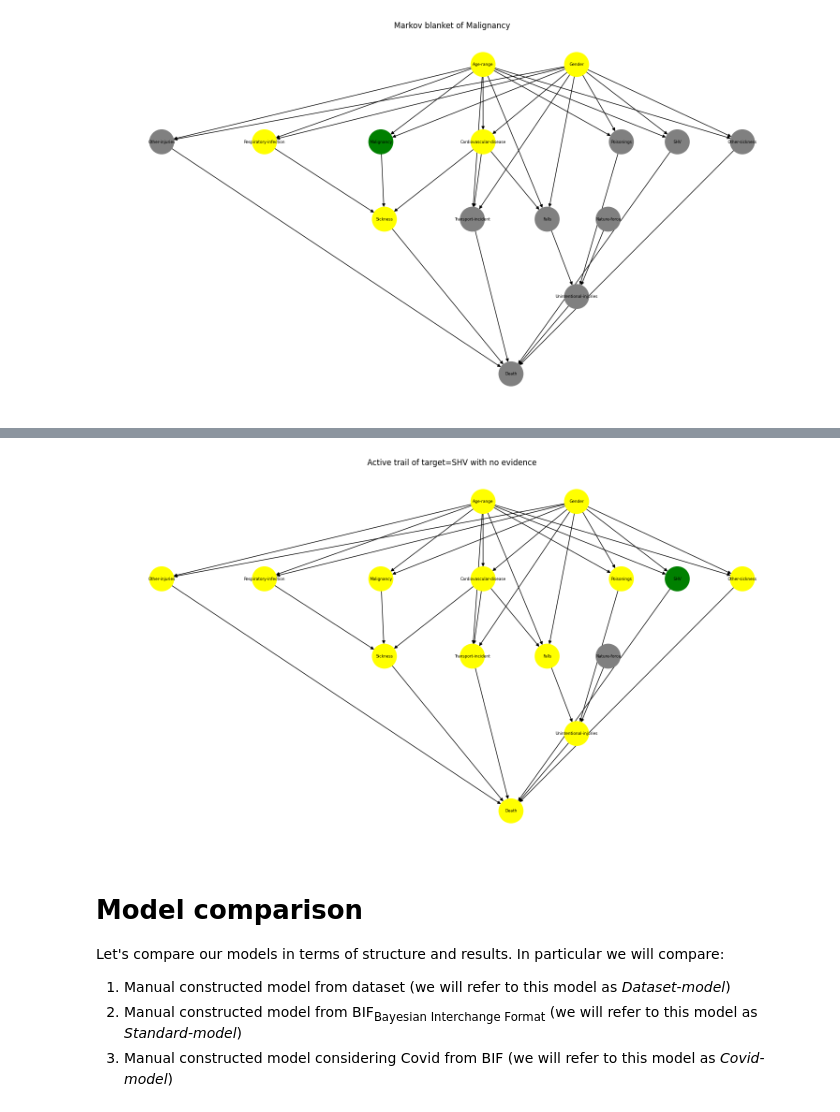
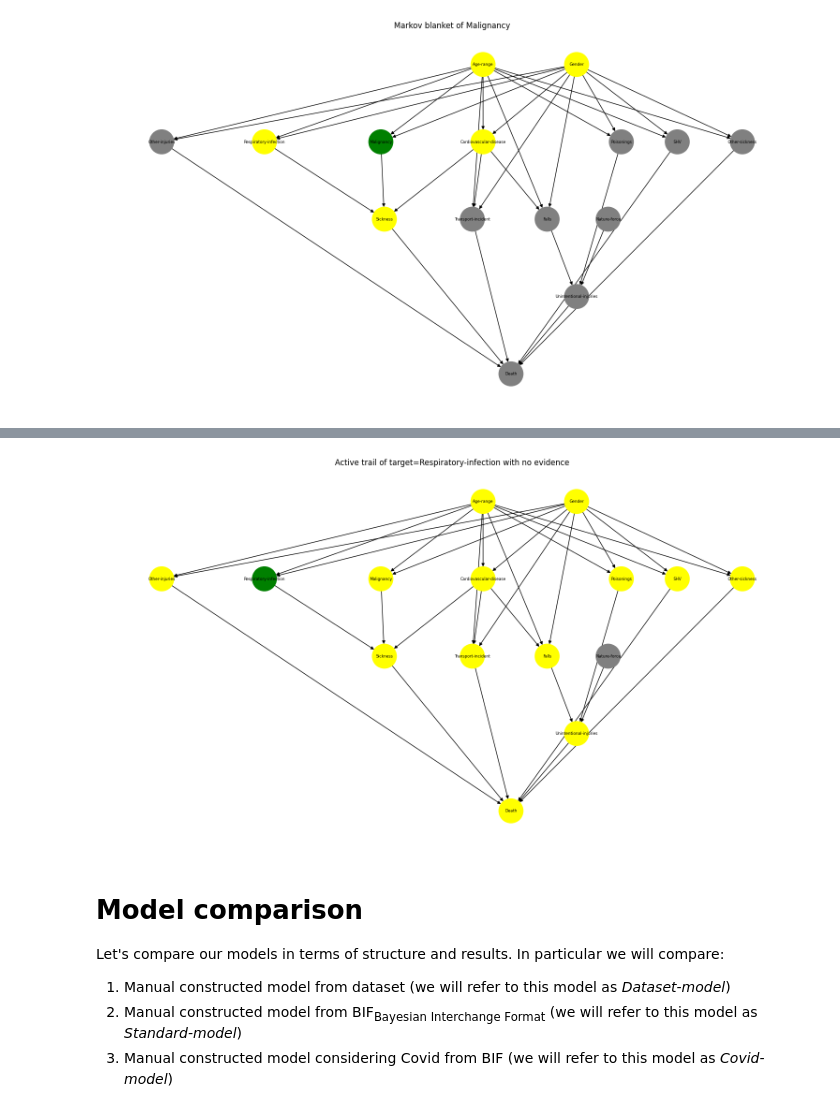
Before and after one commit to AndreaZecca/ByeBayes, a Jupyter notebook: project.ipynb, the cells around one changed output, grey strips where cells are left out. Drawn from its saved outputs; the diff is of its cells as text; code cells hidden in the pictures.

```diff
--- a/project.ipynb
+++ b/project.ipynb
@@ -555,10 +555,10 @@ active_trail_graph("Cardiovascular-disease", ["Age-range", "Gender"], mc_model)
 # %%
 def dependency_graph(node, model):
     active_trail_graph(node, [], model)
 
-dependency_graph("SHV", mc_model)
+dependency_graph("Respiratory-infection", mc_model)
 # %% [output]
-[figure, old version]
+[figure, new version]
 # %% [markdown]
 # Model comparison
 Let's compare our models in terms of structure and results. In particular we will compare:
```
Also changed, not shown: parts of 2 cells of this notebook.
